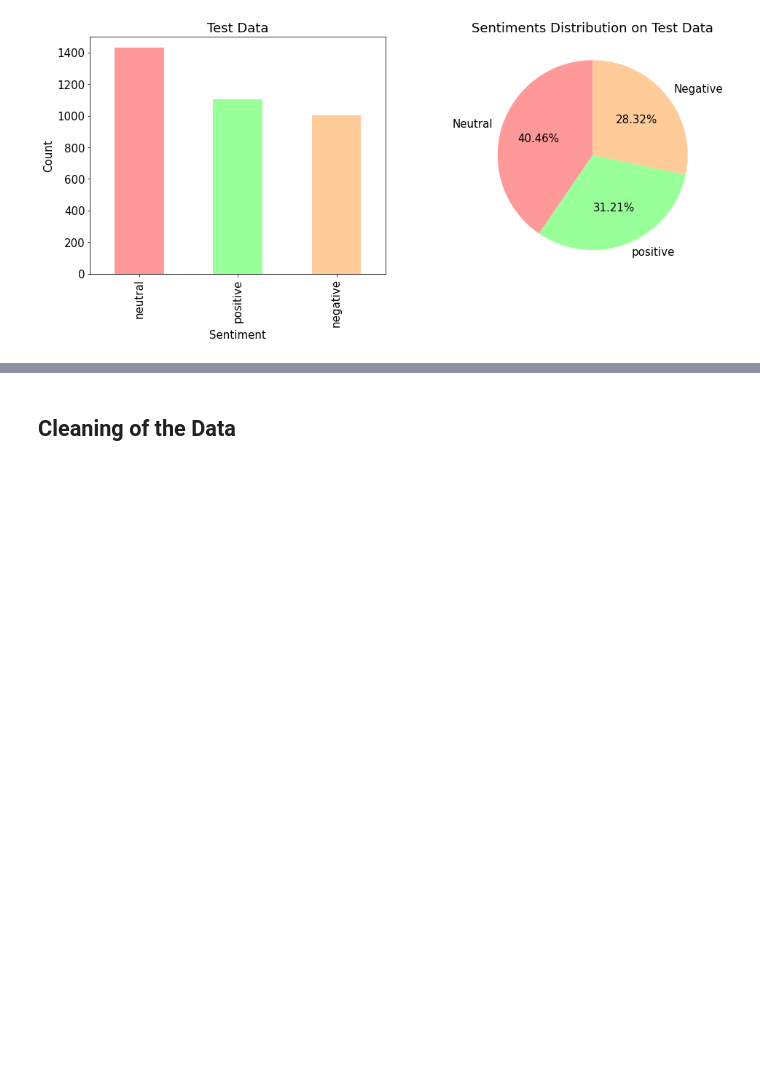
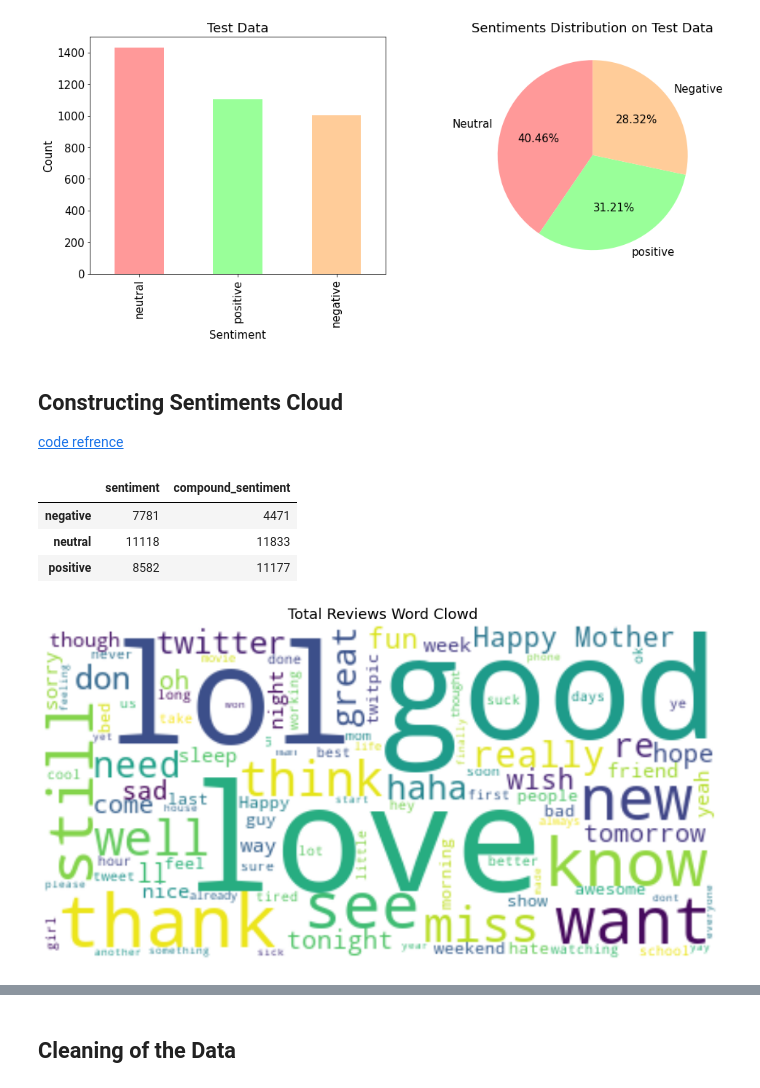
Before and after one commit to jrakhshanda/Text-Mining, a Jupyter notebook: text_mining.ipynb, the cells around one changed output, grey strips where cells are left out. Drawn from its saved outputs; the diff is of its cells as text; code cells hidden in the pictures; blank space fills up the shorter version.

```diff
--- a/text_mining.ipynb
+++ b/text_mining.ipynb
@@ -126,3 +120,34 @@ plt.title('Sentiments Distribution on Test Data')
 plt.show()
 # %% [output]
 [figure]
+# %% [markdown]
+## Constructing Sentiments Cloud
+[code refrence](https://quantdare.com/introduction-to-nlp-sentiment-analysis-and-wordclouds/)
+# %%
+def classify_compound(text, threshold=0.33):
+
+    # initialize VADER
+    sid = SentimentIntensityAnalyzer()
+
+    # Calling the polarity_scores method on sid and passing in the text
+    # outputs a dictionary with negative, neutral, positive, and compound scores for the input text
+    scores = sid.polarity_scores(text)
+
+    # get compound score
+    score = scores['compound']
+
+    # translate the score into the correcponding input according to the threshold
+    if score <= -threshold: return 'negative'
+    elif score >= threshold: return 'positive'
+    else: return 'neutral'
+# %%
+df = df_train
+# create a new feature based on compound score from VADER using our function "classify_compound"
+df['compound_sentiment'] = df.text.apply(lambda text: classify_compound(text))
+# %%
+pd.concat([df.sentiment.value_counts(),df.compound_sentiment.value_counts()], axis=1, sort='True')
+# %% [output]
+|  | sentiment | compound_sentiment |
+| negative | 7781 | 4471 |
+| neutral | 11118 | 11833 |
+| positive | 8582 | 11177 |
@@ -128,0 +160,26 @@ plt.show()
+# %%
+from wordcloud import  WordCloud, STOPWORDS, ImageColorGenerator
+
+# Get stopwords from wordcloud library
+stopwords = set(STOPWORDS)
+
+# Add some extra words ad hoc for our purpose
+app_words = ['app', 'apps', 'application', 'game','http','now','im','say','go','didnt','going','got',
+             'will','ve','make','back','one','today','work','gonna','day','time','much','home','didn',
+             'look','right','even','thing','getting']
+stopwords.update(app_words)
+
+# join all reviews
+text = " ".join(review for review in df.text)
+
+# Generate the image
+wordcloud = WordCloud(stopwords=stopwords, background_color="white", max_words=100).generate(text)
+
+# visualize the image
+fig=plt.figure(figsize=(15, 8))
+plt.imshow(wordcloud, interpolation='bilinear')
+plt.axis("off")
+plt.title('Total Reviews Word Clowd')
+plt.show()
+# %% [output]
+[figure, added]
```
Also changed, not shown: parts of 8 cells of this notebook.
